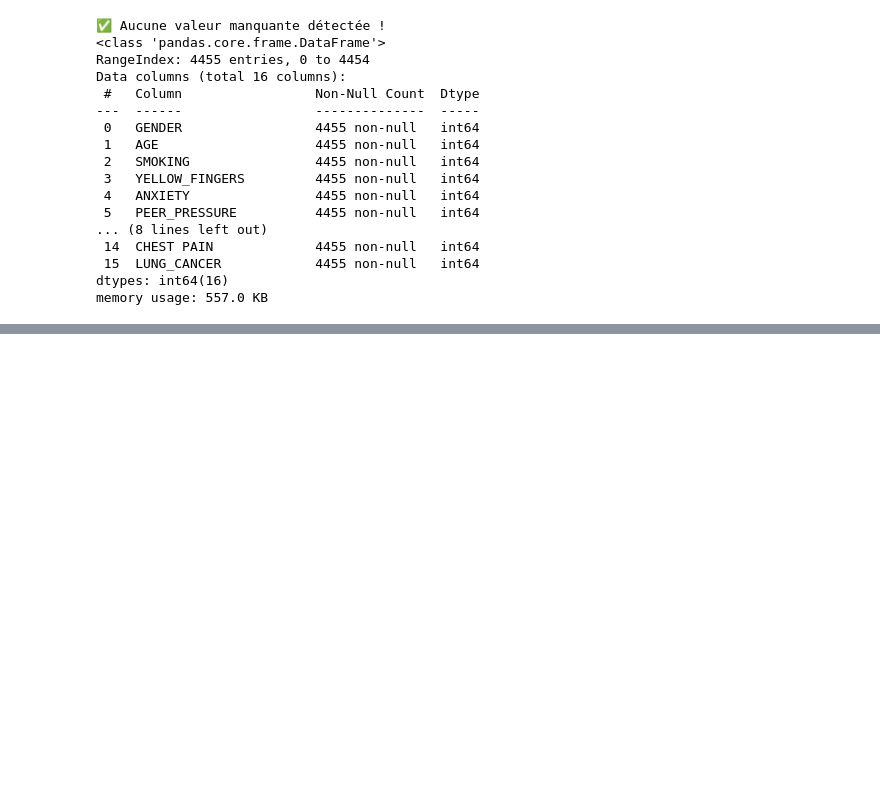
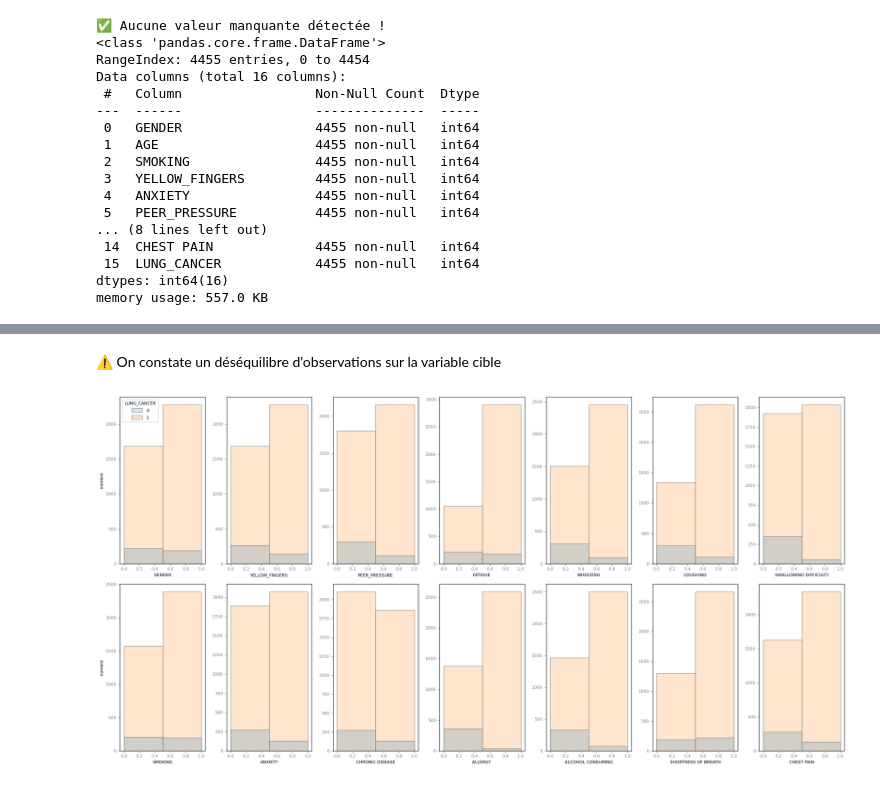
Before and after one commit to FrancoisHellebuyck-Formation/project6, a Jupyter notebook: notebooks/01-exploration.ipynb, the cells around one changed output, grey strips where cells are left out. Saved outputs shown, nothing was run; the diff lists cells and outputs as text; code cells hidden in the pictures; blank space fills up the shorter version.

```diff
--- a/notebooks/01-exploration.ipynb
+++ b/notebooks/01-exploration.ipynb
@@ -67,0 +112,47 @@ memory usage: 557.0 KB
+# %% [markdown]
+⚠️ On constate un déséquilibre d'observations sur la variable cible
+# %%
+cols = df.select_dtypes(include=["int64", "float64"]).columns.tolist()
+cols.remove("LUNG_CANCER")
+cols.remove("AGE")
+cols
+f, ax = plt.subplots(2, 7, figsize=(20, 10))
+first = True
+i, j = 0, 0
+for col in cols:
+    sns.histplot(
+        df,
+        x=col,
+        hue="LUNG_CANCER",
+         bins=2,
+        alpha=0.2,  # Transparence pour les barres
+        edgecolor=".3",
+        linewidth=0.5,
+        ax=ax[i, j],
+        legend=first,
+
+    )
+    ax[i, j].set_xlabel(col, fontsize=8)
+    if j == 0:
+        ax[i, j].set_ylabel("nombre", fontsize=8)
+    else:
+        ax[i, j].set_ylabel("")
+    if first:
+        plt.setp(ax[i, j].get_legend().get_texts(), fontsize=8)
+        plt.setp(ax[i, j].get_legend().get_title(), fontsize=8)
+        first = False
+    ax[i, j].tick_params(axis="x", labelsize=8, colors="gray")
+    ax[i, j].tick_params(axis="y", labelsize=8, colors="gray")
+
+    i += 1
+    if i == 2:
+        i = 0
+        j += 1
+        if j == 7:
+            j = 0
+
+
+plt.tight_layout()
+plt.show()
+# %% [output]
+[figure, added]
```
Also changed, not shown: parts of 5 cells of this notebook.
